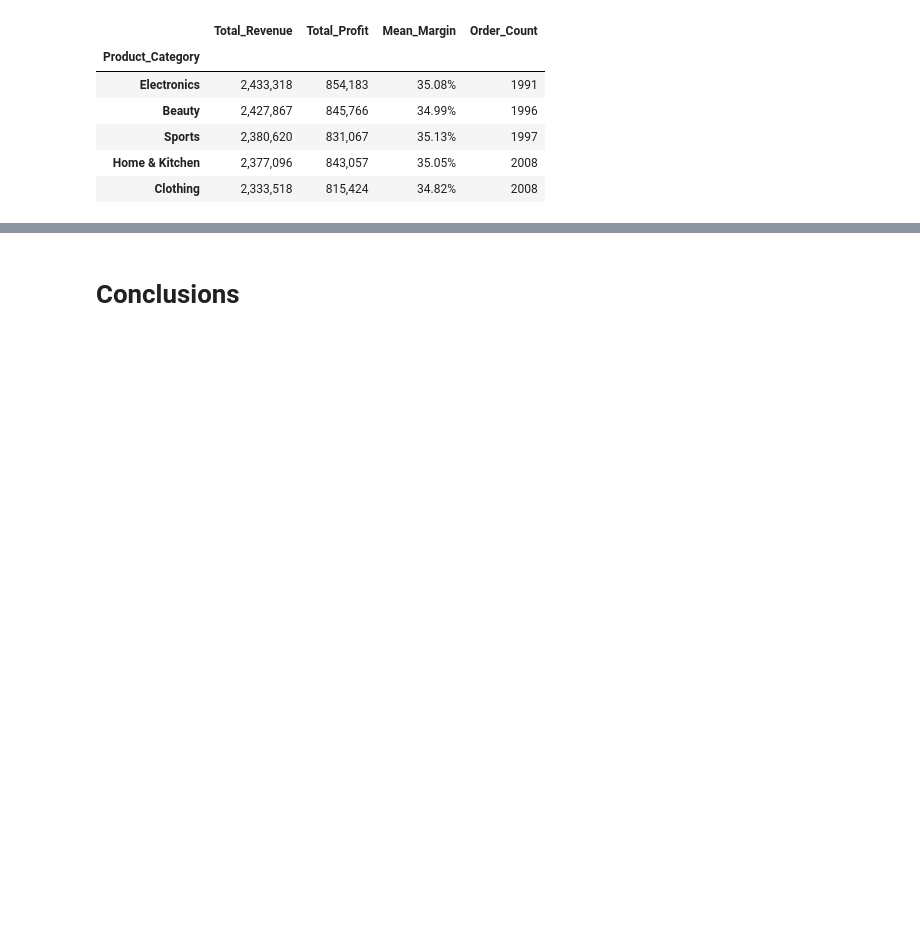
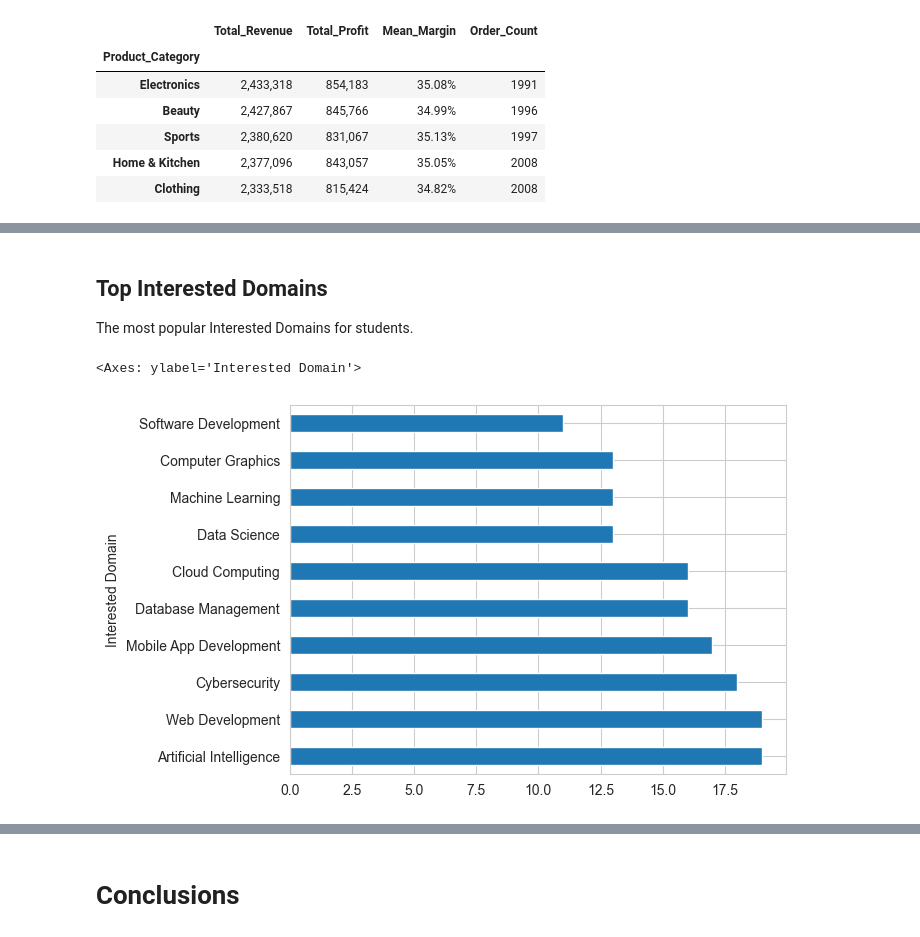
Before and after one commit to Yaroslav-K-V/applied-data-science, a Jupyter notebook: DSL.ipynb, the cells around one changed output, grey strips where cells are left out. Cells and saved outputs as stored; diff of their text form; code cells hidden in the pictures; blank space fills up the shorter version.

```diff
--- a/DSL.ipynb
+++ b/DSL.ipynb
@@ -887,0 +1013,10 @@ display(summary)
+# %% [markdown]
+## Top Interested Domains
+
+The most popular Interested Domains for students.
+# %%
+top_domains = df["Interested Domain"].value_counts().head(10)
+top_domains.plot(kind="barh")
+# %% [output]
+<Axes: ylabel='Interested Domain'>
+[figure, added]
```
Also changed, not shown: parts of 19 cells of this notebook.
